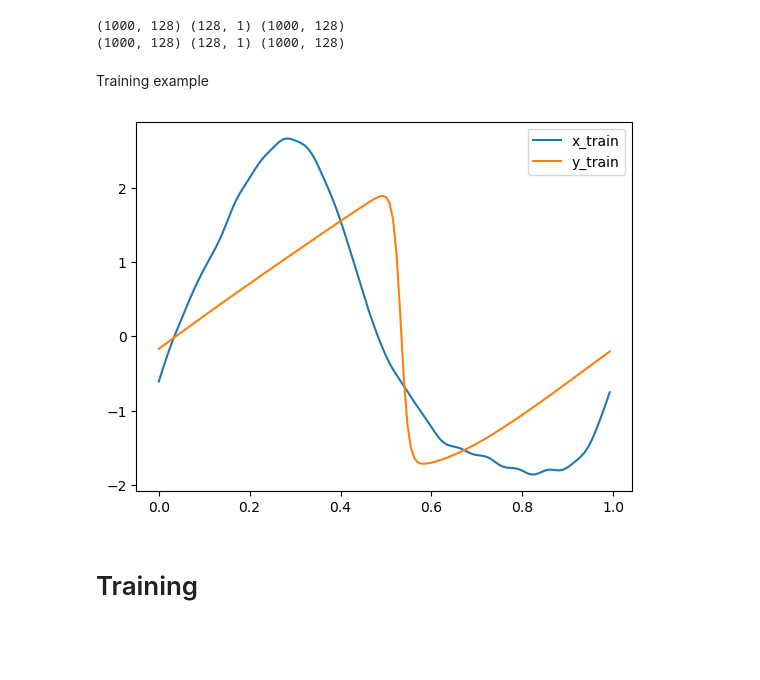
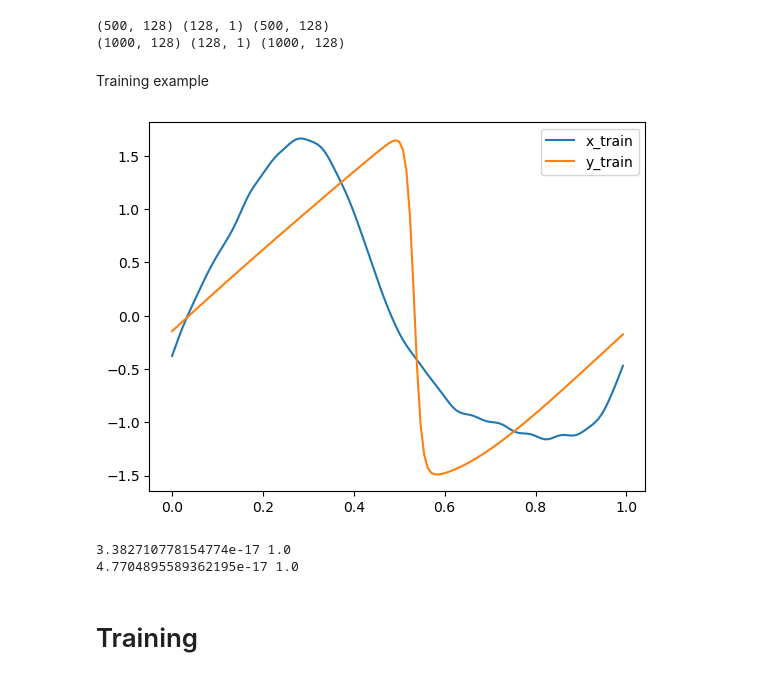
Before and after one commit to tomcjackc/Probabilistic-Operator-Learning-for-Climate-Model-Parameterisation, a Jupyter notebook: notebooks/burger.ipynb, the cells around one changed output. Cells and saved outputs as stored; diff of their text form; code cells hidden in the pictures; blank space fills up the shorter version.

```diff
--- a/notebooks/burger.ipynb
+++ b/notebooks/burger.ipynb
@@ -27,8 +27,8 @@ def get_data(ntrain, ntest):
 
     # Data is of the shape (number of samples = 2048, grid size = 2^13)
     data = scipy.io.loadmat("../burgers_data/burgers_data_R10.mat")
-    x_data = data["a"][:, ::sub_x].astype(np.float32)
-    y_data = data["u"][:, ::sub_y].astype(np.float32)
+    x_data = data["a"][:, ::sub_x].astype(np.float64)
+    y_data = data["u"][:, ::sub_y].astype(np.float64)
     x_branch_train = x_data[:ntrain, :]
     y_train = y_data[:ntrain, :]
     x_branch_test = x_data[-ntest:, :]
@@ -41,25 +41,51 @@ def get_data(ntrain, ntest):
     x_test = (x_branch_test, grid)
     return x_train, y_train, x_test, y_test
 
-x_train, y_train, x_test, y_test = get_data(1000, 1000)
+x_train, y_train, x_test, y_test = get_data(500, 1000)
+
+domain = x_train[1]
 
 print(x_train[0].shape, x_train[1].shape, y_train.shape)
 print(x_test[0].shape, x_test[1].shape, y_test.shape)
+
+standardise_data = True
+
+# standardise data
+if standardise_data:
+    x_train_standardised = np.zeros_like(x_train[0])
+    for i in range(x_train_standardised.shape[0]):
+        x_scaler = skl.preprocessing.StandardScaler().fit(x_train[0][i, :].reshape(-1, 1))
+        x_train_standardised[i, :] = x_scaler.transform(x_train[0][i, :].reshape(-1, 1)).flatten()
+    x_train = x_train_standardised
+
+    y_train_standardised = np.zeros_like(y_train)
+    for i in range(y_train_standardised.shape[0]):
+        y_scaler = skl.preprocessing.StandardScaler().fit(y_train[i, :].reshape(-1, 1))
+        y_train_standardised[i, :] = y_scaler.transform(y_train[i, :].reshape(-1, 1)).flatten()
+    y_train = y_train_standardised
+else:
+    x_train = x_train[0]
+    y_train = y_train
 # %% [output]
+(500, 128) (128, 1) (500, 128)
 (1000, 128) (128, 1) (1000, 128)
-(1000, 128) (128, 1) (1000, 128)
 # %% [markdown]
 Training example
 # %%
 index_to_plot = 127
 
 plt.figure()
-plt.plot(x_train[1], x_train[0][index_to_plot, :].T, label="x_train")
-plt.plot(x_train[1], y_train[index_to_plot, :].T, label="y_train")
+plt.plot(domain, x_train[index_to_plot, :].T, label="x_train")
+plt.plot(domain, y_train[index_to_plot, :].T, label="y_train")
 plt.legend()
 plt.show()
+
+print(x_train[index_to_plot, :].mean(), x_train[index_to_plot, :].std())
+print(y_train[index_to_plot, :].mean(), y_train[index_to_plot, :].std())
 # %% [output]
-[figure, old version]
+[figure, new version]
+3.382710778154774e-17 1.0
+4.7704895589362195e-17 1.0
 # %% [markdown]
 # Training
 # %% [markdown]
```
Also changed, not shown: parts of 7 cells of this notebook, 2 other files.
